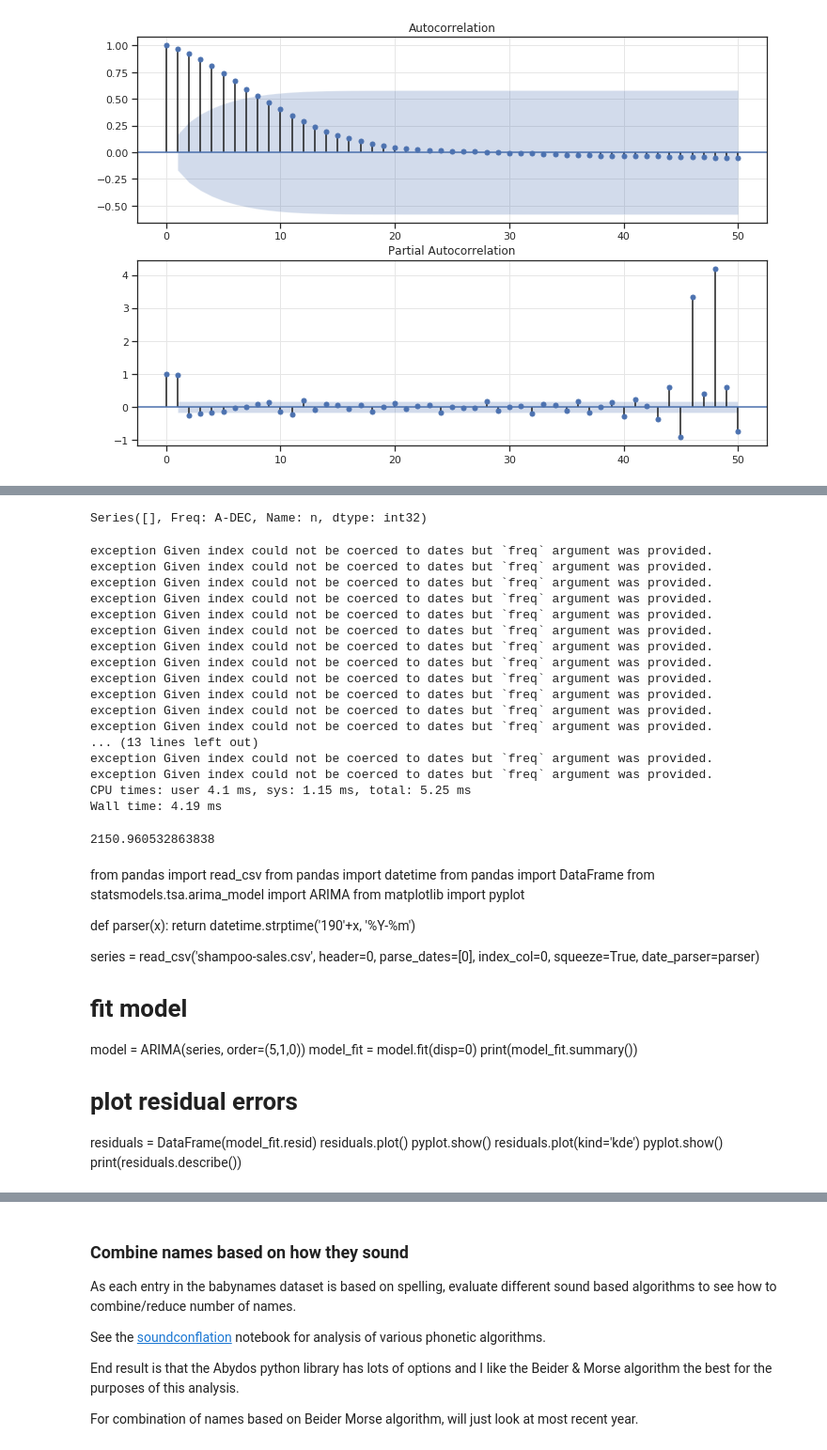
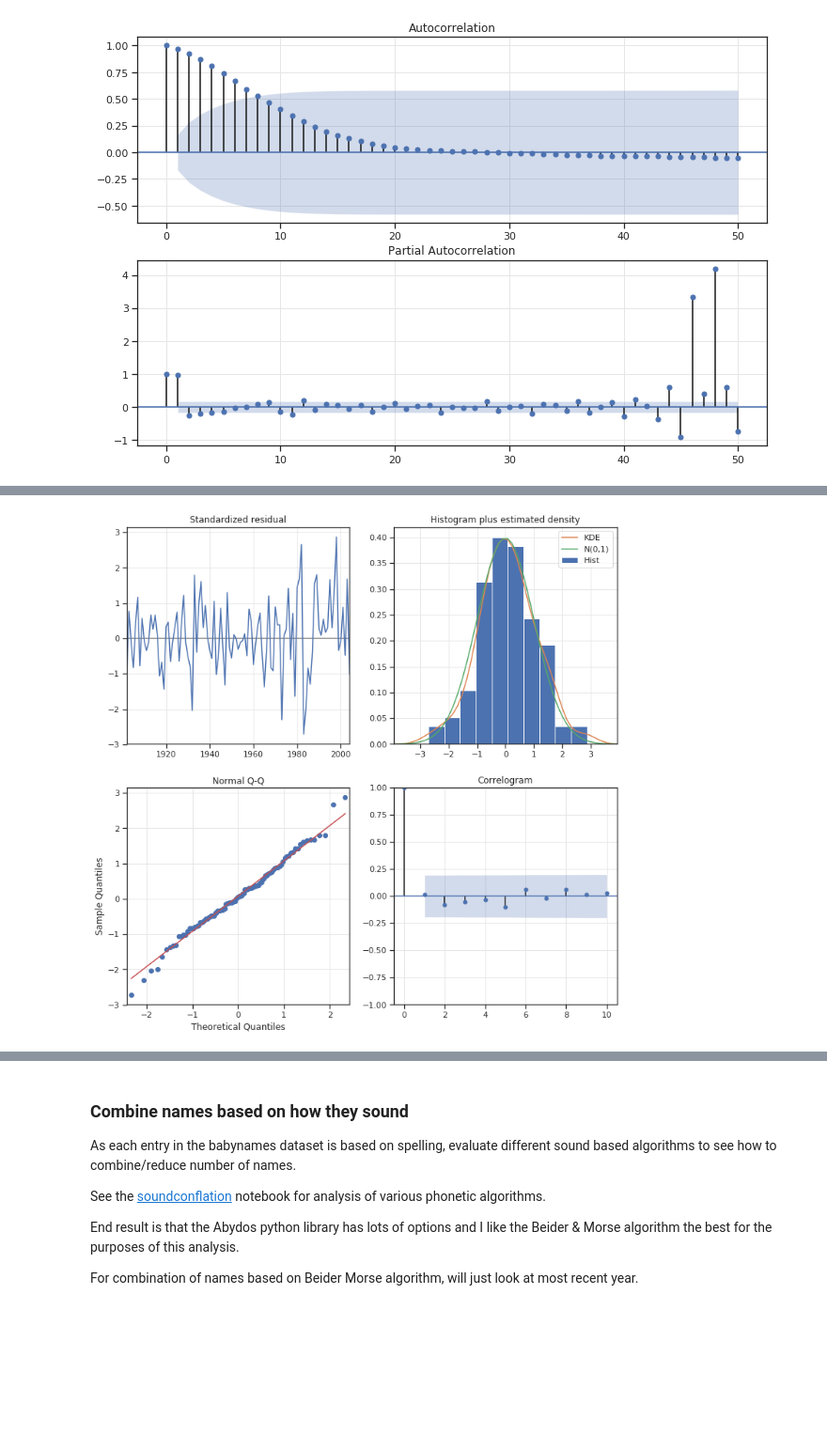
Before and after one commit to magic-lantern/forecasting, a Jupyter notebook: baby_name_analysis.ipynb, the cells around one changed output, grey strips where cells are left out. Shown: that part at 94% size. Saved outputs shown, nothing was run; the diff lists cells and outputs as text; code cells hidden in the pictures; blank space fills up the shorter version.

```diff
--- a/baby_name_analysis.ipynb
+++ b/baby_name_analysis.ipynb
@@ -393,71 +506,5 @@ Name: n, dtype: int32
-# %%
-ts.asfreq(freq='Y')
-# %% [output]
-Series([], Freq: A-DEC, Name: n, dtype: int32)
-# %%
-%%time
-
-aic_results = []
-for param in pdq:
-    try:
-        mod = ARIMA(ts,
-                    order=param,
-                    freq='AS-JAN')
-        # some methods fail to converge; increasing max iterations helps
-        # some methods have verbose output
-        #results = mod.fit(maxiter=200, method='nm')
-        # defaults appear to ignore maxiter
-        results = mod.fit()
-        print('ARIMA:{} - AIC:{}'.format(param, results.aic))
-#             if results.mle_retvals is not None and results.mle_retvals['converged'] == False:
-#                 print('if block', results.mle_retvals)
-#        aic_results.append(results.aic)
-    except Exception as e:
-        print('exception', e)
-        continue
-#aic_results.sort()
-#print('Best AIC found: ', aic_results[0])
-# %% [output]
-exception Given index could not be coerced to dates but `freq` argument was provided.
-exception Given index could not be coerced to dates but `freq` argument was provided.
-exception Given index could not be coerced to dates but `freq` argument was provided.
-exception Given index could not be coerced to dates but `freq` argument was provided.
-exception Given index could not be coerced to dates but `freq` argument was provided.
-exception Given index could not be coerced to dates but `freq` argument was provided.
-exception Given index could not be coerced to dates but `freq` argument was provided.
-exception Given index could not be coerced to dates but `freq` argument was provided.
-exception Given index could not be coerced to dates but `freq` argument was provided.
-exception Given index could not be coerced to dates but `freq` argument was provided.
-exception Given index could not be coerced to dates but `freq` argument was provided.
-exception Given index could not be coerced to dates but `freq` argument was provided.
-... (13 lines left out)
-exception Given index could not be coerced to dates but `freq` argument was provided.
-exception Given index could not be coerced to dates but `freq` argument was provided.
-CPU times: user 4.1 ms, sys: 1.15 ms, total: 5.25 ms
-Wall time: 4.19 ms
-# %%
-results.aic
-# %% [output]
-2150.960532863838
-# %% [markdown]
-from pandas import read_csv
-from pandas import datetime
-from pandas import DataFrame
-from statsmodels.tsa.arima_model import ARIMA
-from matplotlib import pyplot
-
-def parser(x):
-	return datetime.strptime('190'+x, '%Y-%m')
-
-series = read_csv('shampoo-sales.csv', header=0, parse_dates=[0], index_col=0, squeeze=True, date_parser=parser)
-# fit model
-model = ARIMA(series, order=(5,1,0))
-model_fit = model.fit(disp=0)
-print(model_fit.summary())
-# plot residual errors
-residuals = DataFrame(model_fit.resid)
-residuals.plot()
-pyplot.show()
-residuals.plot(kind='kde')
-pyplot.show()
-print(residuals.describe())
+# %%
+model_fit.plot_diagnostics(figsize=(12, 12))
+plt.show()
+# %% [output]
+[figure, added]
```
Also changed, not shown: parts of 48 cells of this notebook, 1 other file.
